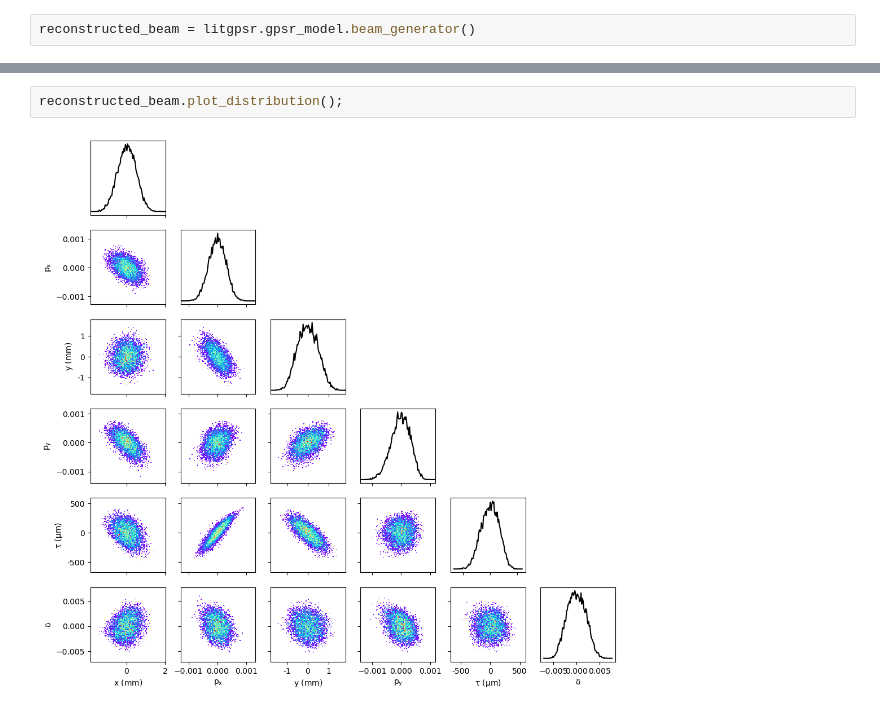
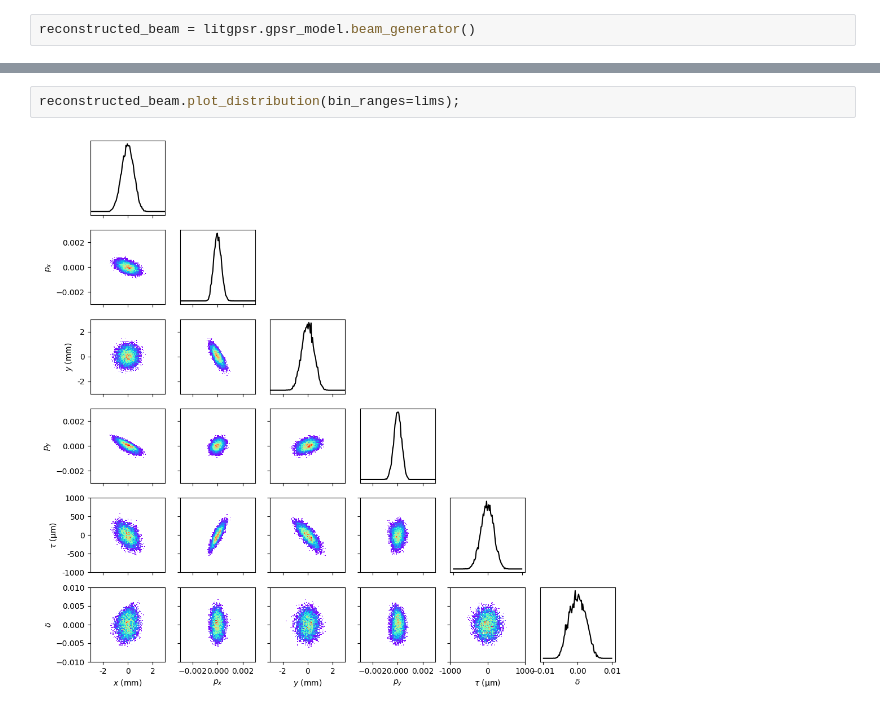
Before and after one commit to roussel-ryan/gpsr, a Jupyter notebook: docs/examples/benchmarking/benchmark_reconstruction_6d.ipynb, the cells around one changed output, grey strips where cells are left out. Drawn from its saved outputs; the diff is of its cells as text.

```diff
--- a/docs/examples/benchmarking/benchmark_reconstruction_6d.ipynb
+++ b/docs/examples/benchmarking/benchmark_reconstruction_6d.ipynb
@@ -174,4 +177,4 @@ obs_dataset.plot_data(
 # %%
-reconstructed_beam.plot_distribution();
+reconstructed_beam.plot_distribution(bin_ranges=lims);
 # %% [output]
-[figure, old version]
+[figure, new version]
```
Also changed, not shown: parts of 9 cells of this notebook, 1 other file.
